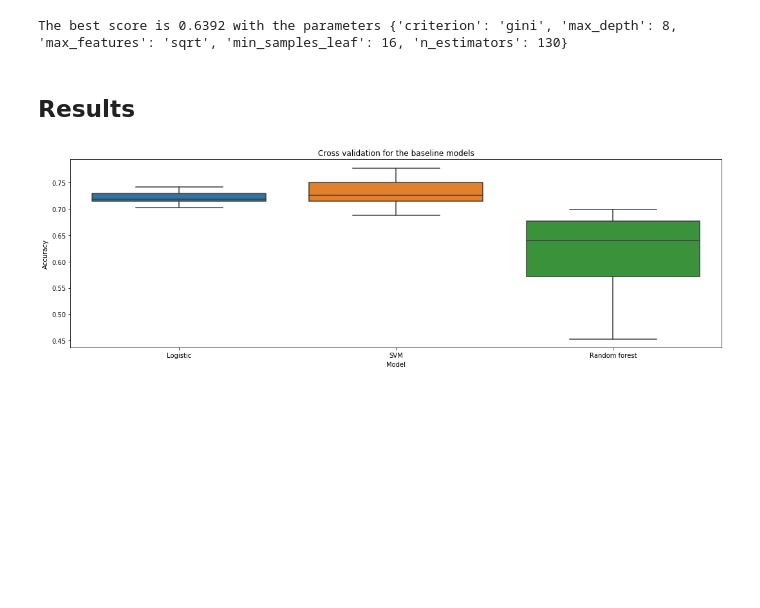
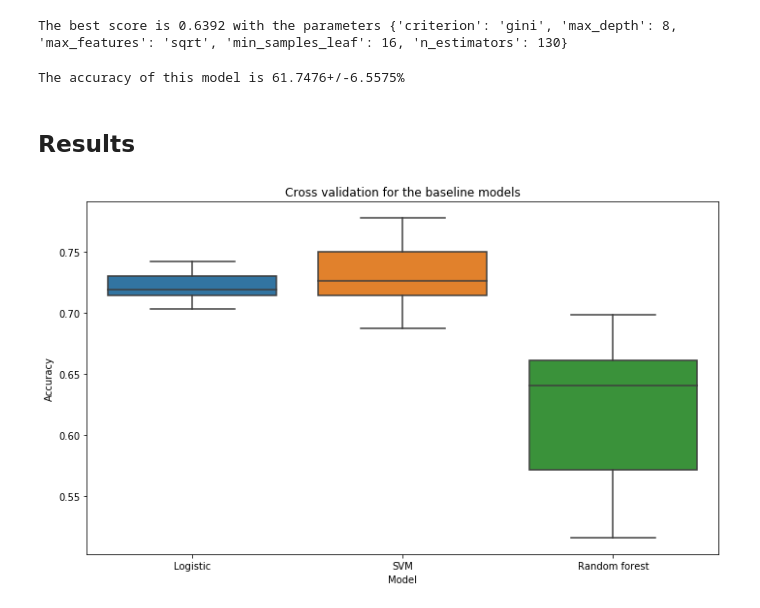
Before and after one commit to SSappy/deep_learning_epfl, a Jupyter notebook: project1/src/notebooks/Baseline models.ipynb, the cells around one changed output. Drawn from its saved outputs; the diff is of its cells as text; code cells hidden in the pictures; blank space fills up the shorter version.

```diff
--- a/project1/src/notebooks/Baseline models.ipynb
+++ b/project1/src/notebooks/Baseline models.ipynb
@@ -105,19 +114,25 @@ model = BaselineModel(model='forest', n_estimators=tuned_params['n_estimators'],
                       max_depth=tuned_params['max_depth'])
 
 forest_cross_val = model.cross_validation(x_train, y_train, standardize=True, raw=True)
+
+acc = round(100*np.mean(forest_cross_val), 4)
+std = round(100*np.std(forest_cross_val), 4)
+print('The accuracy of this model is {0}+/-{1}%'.format(acc, std))
+# %% [output]
+The accuracy of this model is 61.7476+/-6.5575%
 # %% [markdown]
 ## Results
 # %%
-fig, ax = plt.subplots(figsize=(15,5))
+fig, ax = plt.subplots(figsize=(10, 6))
 
 sns.boxplot(data=[logistic_cross_val, svm_cross_val, forest_cross_val], ax=ax)
 ax.set_title('Cross validation for the baseline models')
 ax.set_ylabel('Accuracy')
 ax.set_xlabel('Model')
 ax.set_xticklabels(['Logistic', 'SVM', 'Random forest'], fontsize=10)
 
 plt.tight_layout()
 
 plt.show()
 # %% [output]
-[figure, old version]
+[figure, new version]
```
Also changed, not shown: parts of 3 cells of this notebook, 14 other files.
